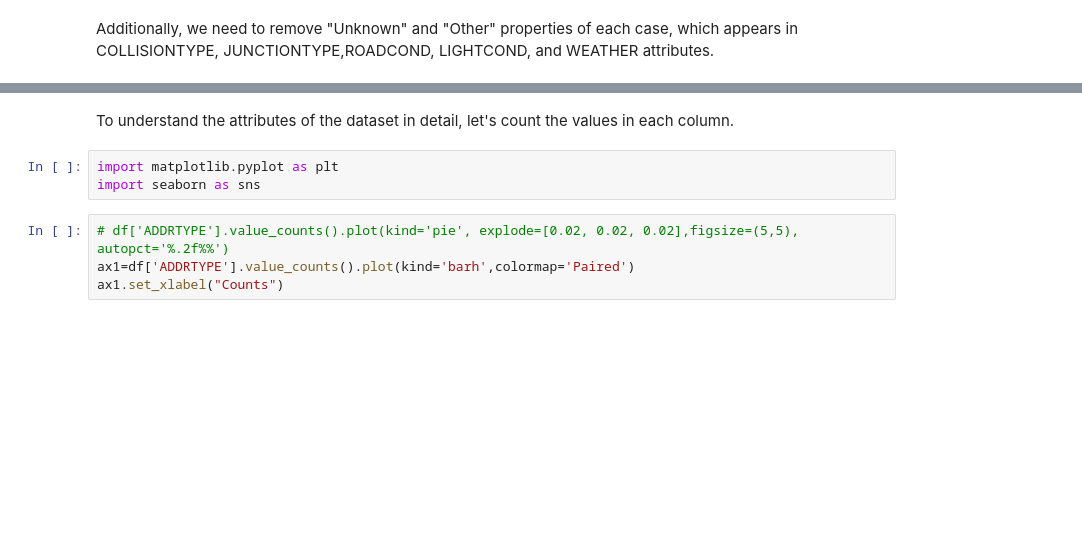
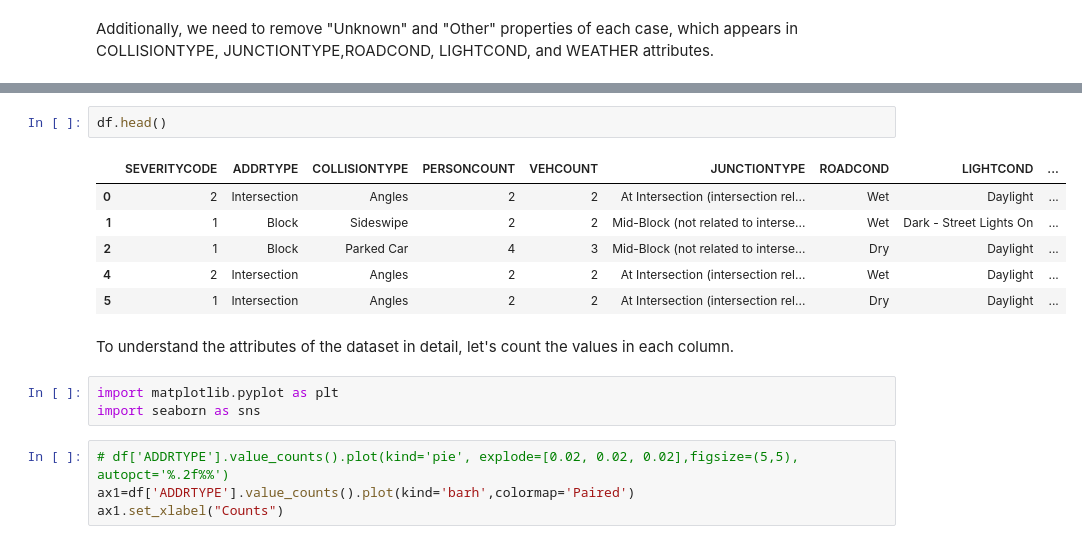
Before and after one commit to caocao0525/Coursera_Capstone, a Jupyter notebook: myWork/Collisions_in_Seattle-Copy1.ipynb, the cells around one changed output, grey strips where cells are left out. Saved outputs shown, nothing was run; the diff lists cells and outputs as text; blank space fills up the shorter version.

```diff
--- a/myWork/Collisions_in_Seattle-Copy1.ipynb
+++ b/myWork/Collisions_in_Seattle-Copy1.ipynb
@@ -177,3 +178,12 @@ See the caveats in the documentation: https://pandas.pydata.org/pandas-docs/stab
+# %%
+df.head()
+# %% [output]
+|  | SEVERITYCODE | ADDRTYPE | COLLISIONTYPE | PERSONCOUNT | VEHCOUNT | JUNCTIONTYPE | ROADCOND | LIGHTCOND | ... |
+| 0 | 2 | Intersection | Angles | 2 | 2 | At Intersection (intersection rel... | Wet | Daylight | ... |
+| 1 | 1 | Block | Sideswipe | 2 | 2 | Mid-Block (not related to interse... | Wet | Dark - Street Lights On | ... |
+| 2 | 1 | Block | Parked Car | 4 | 3 | Mid-Block (not related to interse... | Dry | Daylight | ... |
+| 4 | 2 | Intersection | Angles | 2 | 2 | At Intersection (intersection rel... | Wet | Daylight | ... |
+| 5 | 1 | Intersection | Angles | 2 | 2 | At Intersection (intersection rel... | Dry | Daylight | ... |
 # %% [markdown]
 To understand the attributes of the dataset in detail, let's count the values in each column.
 # %%
```
Also changed, not shown: parts of 3 cells of this notebook.
